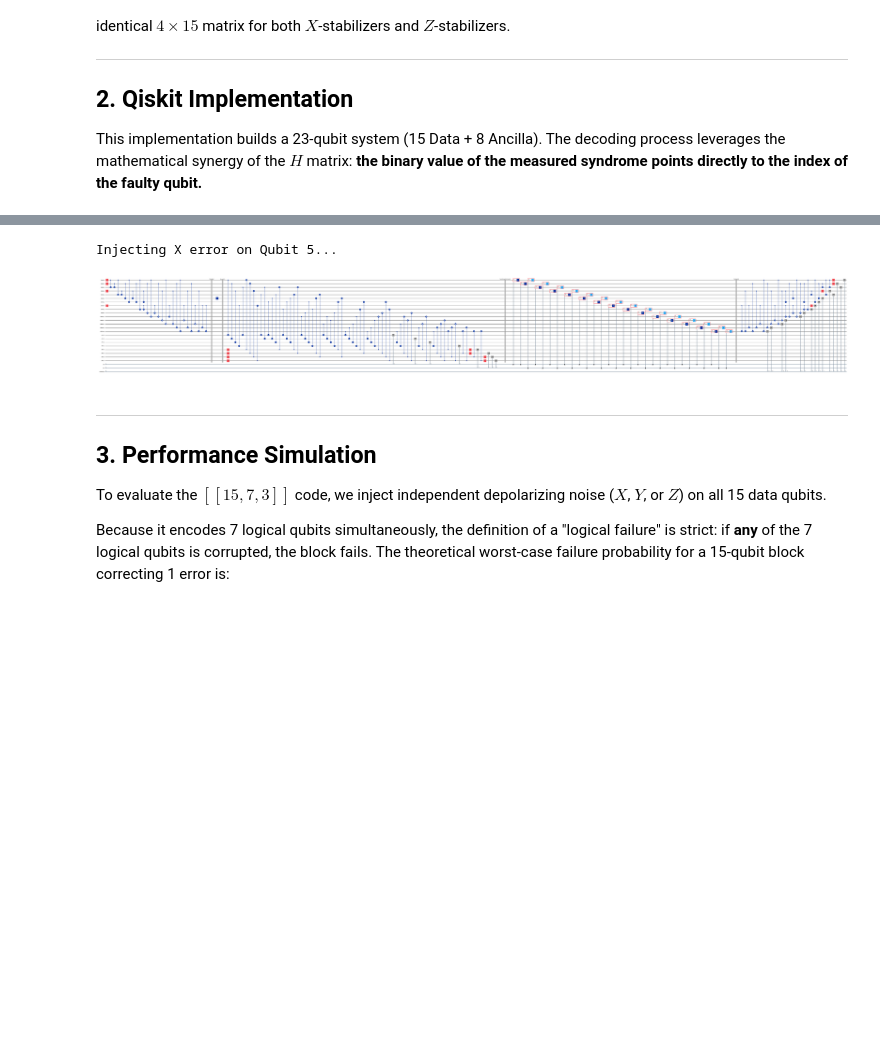
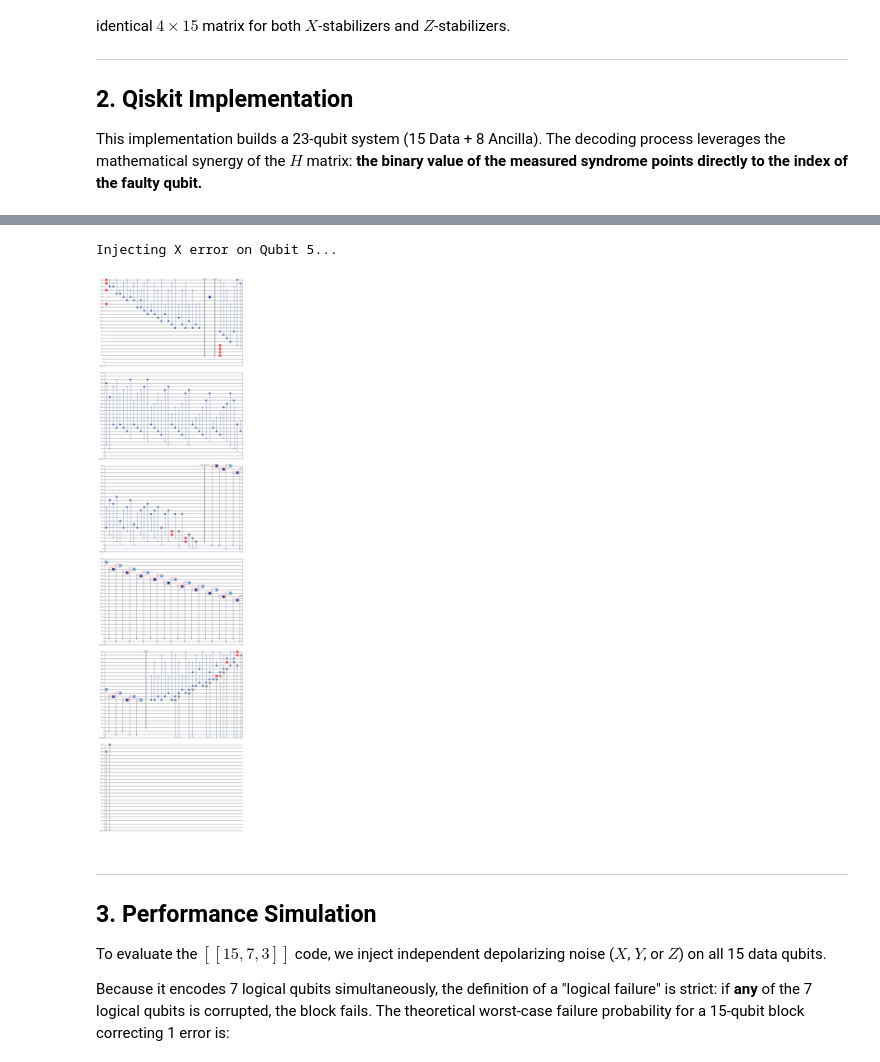
Before and after one commit to kimmseo/FYP-Algebraic-Methods-for-QEC, a Jupyter notebook: quantum_bch.ipynb, the cells around one changed output, grey strips where cells are left out. Cells and saved outputs as stored; diff of their text form; code cells hidden in the pictures; blank space fills up the shorter version.

```diff
--- a/quantum_bch.ipynb
+++ b/quantum_bch.ipynb
@@ -149,23 +155,23 @@ class QuantumBCH15:
 # %%
 bch_demo = QuantumBCH15()
 bch_demo.encode_logical_zero()
 
 # Inject a manual error for demonstration (e.g., X error on Qubit 5)
 print("Injecting X error on Qubit 5...")
 bch_demo.qc.x(bch_demo.data[5])
 bch_demo.qc.barrier(label='Error X_5')
 
 # Complete the cycle
 bch_demo.measure_syndromes()
 bch_demo.apply_correction()
 bch_circ = bch_demo.decode_and_verify()
 
 # Draw the circuit
 # scale=0.5 is necessary here for fitting screen
-display(bch_circ.draw('mpl', fold=-1, scale=0.5))
+display(bch_circ.draw('mpl', fold=40, scale=0.5))
 # %% [output]
 Injecting X error on Qubit 5...
-[figure, old version]
+[figure, new version]
 # %% [markdown]
 ---
 
```
Also changed, not shown: parts of 2 cells of this notebook, 2 other files.
